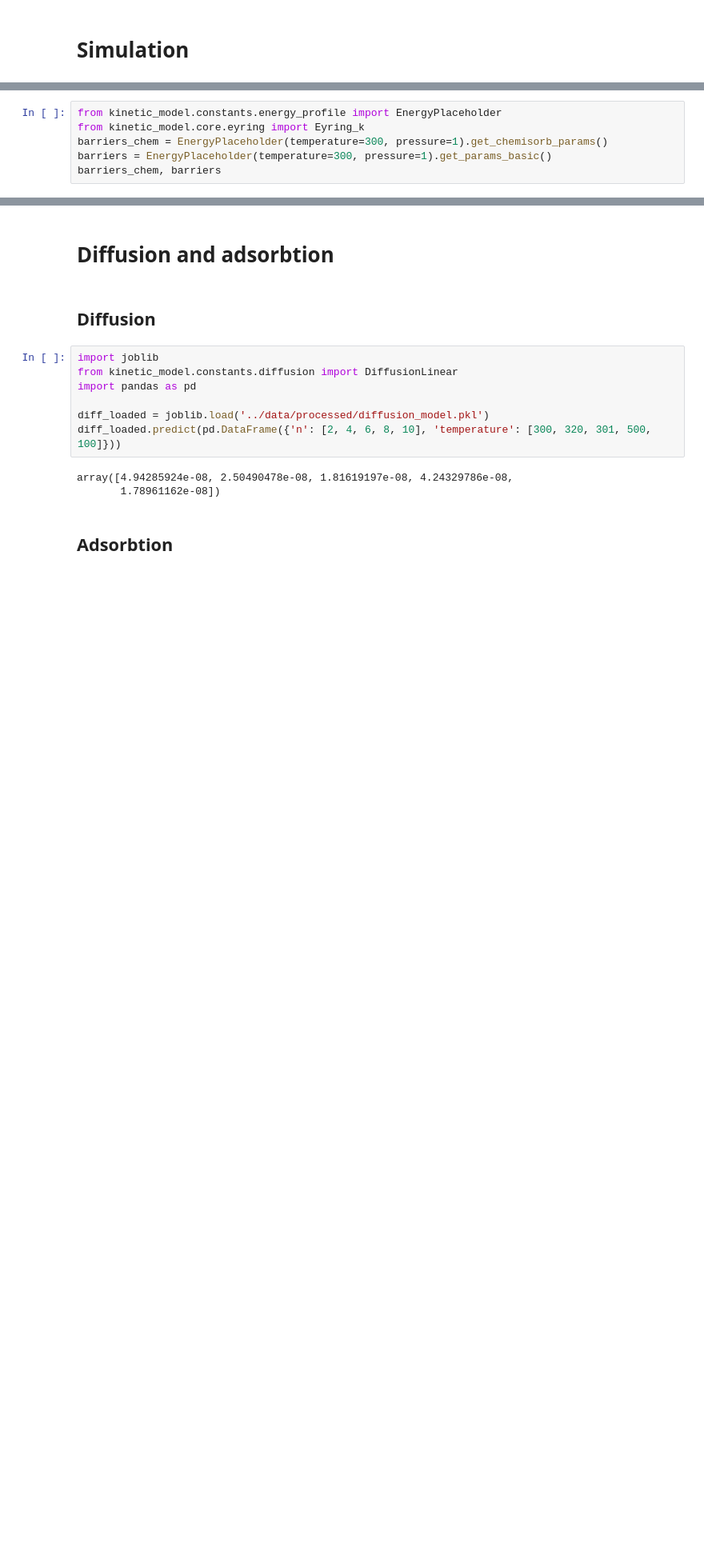
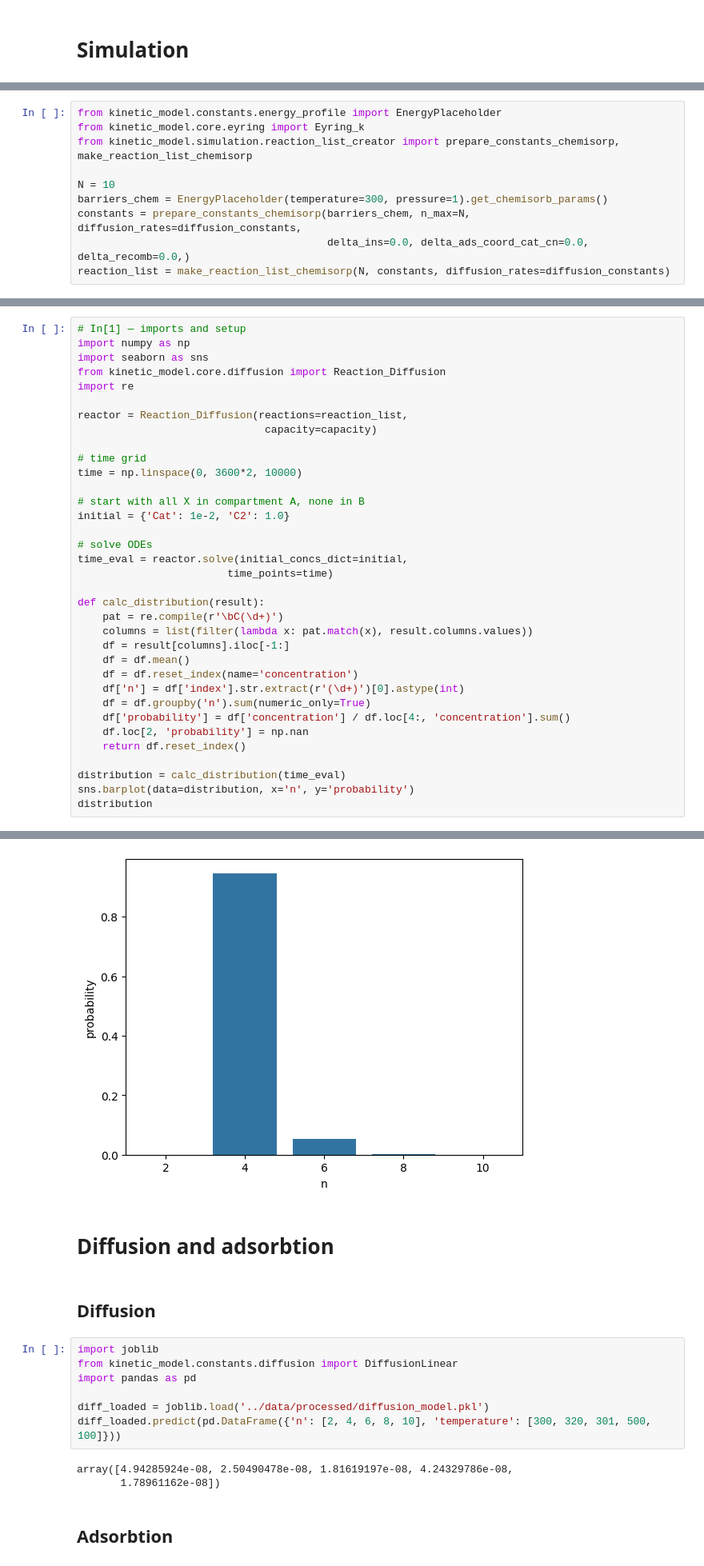
Before and after one commit to multiscale-modelling/kinetic_model, a Jupyter notebook: examples/test_soft.ipynb, the cells around one changed output, grey strips where cells are left out. Shown at 80% size. Saved outputs shown, nothing was run; the diff lists cells and outputs as text; blank space fills up the shorter version.

Commit message:
chem sorb list creator

```diff
--- a/examples/test_soft.ipynb
+++ b/examples/test_soft.ipynb
@@ -53,6 +92,10 @@ plt.tight_layout()
 # %%
 from kinetic_model.constants.energy_profile import EnergyPlaceholder
 from kinetic_model.core.eyring import Eyring_k
+from kinetic_model.simulation.reaction_list_creator import prepare_constants_chemisorp, make_reaction_list_chemisorp
+
+N = 10
 barriers_chem = EnergyPlaceholder(temperature=300, pressure=1).get_chemisorb_params()
-barriers = EnergyPlaceholder(temperature=300, pressure=1).get_params_basic()
-barriers_chem, barriers
+constants = prepare_constants_chemisorp(barriers_chem, n_max=N, diffusion_rates=diffusion_constants,
+                                        delta_ins=0.0, delta_ads_coord_cat_cn=0.0, delta_recomb=0.0,)
+reaction_list = make_reaction_list_chemisorp(N, constants, diffusion_rates=diffusion_constants)
@@ -160,0 +102,36 @@ constants
+# %%
+# In[1] — imports and setup
+import numpy as np
+import seaborn as sns
+from kinetic_model.core.diffusion import Reaction_Diffusion
+import re
+
+reactor = Reaction_Diffusion(reactions=reaction_list,
+                              capacity=capacity)
+
+# time grid
+time = np.linspace(0, 3600*2, 10000)
+
+# start with all X in compartment A, none in B
+initial = {'Cat': 1e-2, 'C2': 1.0}
+
+# solve ODEs
+time_eval = reactor.solve(initial_concs_dict=initial,
+                        time_points=time)
+
+def calc_distribution(result):
+    pat = re.compile(r'\bC(\d+)')
+    columns = list(filter(lambda x: pat.match(x), result.columns.values))
+    df = result[columns].iloc[-1:]
+    df = df.mean()
+    df = df.reset_index(name='concentration')
+    df['n'] = df['index'].str.extract(r'(\d+)')[0].astype(int)
+    df = df.groupby('n').sum(numeric_only=True)
+    df['probability'] = df['concentration'] / df.loc[4:, 'concentration'].sum()
+    df.loc[2, 'probability'] = np.nan
+    return df.reset_index()
+
+distribution = calc_distribution(time_eval)
+sns.barplot(data=distribution, x='n', y='probability')
+distribution
+# %% [output]
@@ -161,3 +144,4 @@ constants
+[figure, added]
 # %% [markdown]
 # Diffusion and adsorbtion
 # %% [markdown]
```
Also changed, not shown: parts of 7 cells of this notebook, 1 other file.
